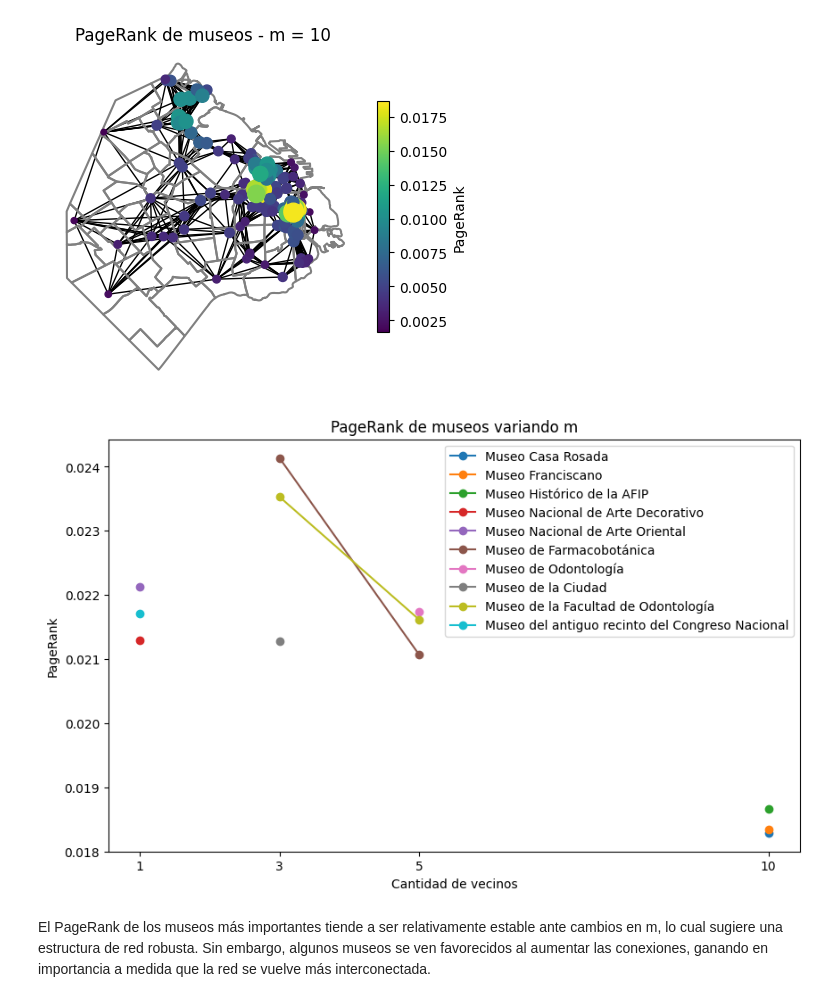
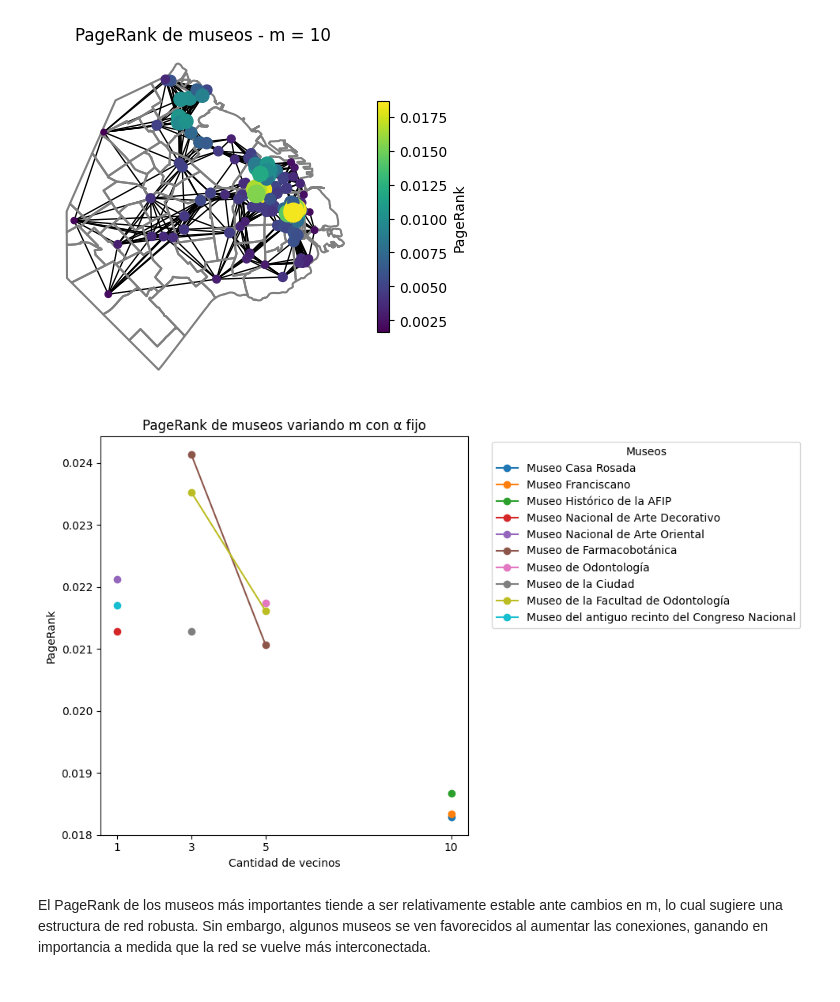
Before and after one commit to fernandezlucia/TPMuseos, a Jupyter notebook: TP1_template.ipynb, the cells around one changed output. Cells and saved outputs as stored; diff of their text form; code cells hidden in the pictures.

Commit message:
Fix: PageRank de museos variando m con α fijo img

```diff
--- a/TP1_template.ipynb
+++ b/TP1_template.ipynb
@@ -366,18 +372,20 @@ Generando imagen para m = 5
 Generando imagen para m = 10
 [figure]
 # %%
+# Grafico para analizar el pagerank segun la cantidad de vecinos con alpha fijo
 plt.figure(figsize=(10, 6))
 for museo, puntaje in df.groupby("museo"):
     plt.plot(puntaje["m"], puntaje["puntaje"],
              label=museo, marker="o")
 plt.xticks([1,3,5,10])
 plt.xlabel("Cantidad de vecinos")
 plt.ylabel("PageRank")
-plt.title("PageRank de museos variando m")
-plt.legend()
+plt.title("PageRank de museos variando m con α fijo")
+plt.legend(title="Museos", bbox_to_anchor=(1.05, 1), loc="upper left")
+plt.tight_layout()
 plt.show()
 # %% [output]
-[figure, old version]
+[figure, new version]
 # %% [markdown]
 El PageRank de los museos más importantes tiende a ser relativamente estable ante cambios en m, lo cual sugiere una estructura de red robusta. Sin embargo, algunos museos se ven favorecidos al aumentar las conexiones, ganando en importancia a medida que la red se vuelve más interconectada.
 # %%
```
Also changed, not shown: parts of 4 cells of this notebook.
